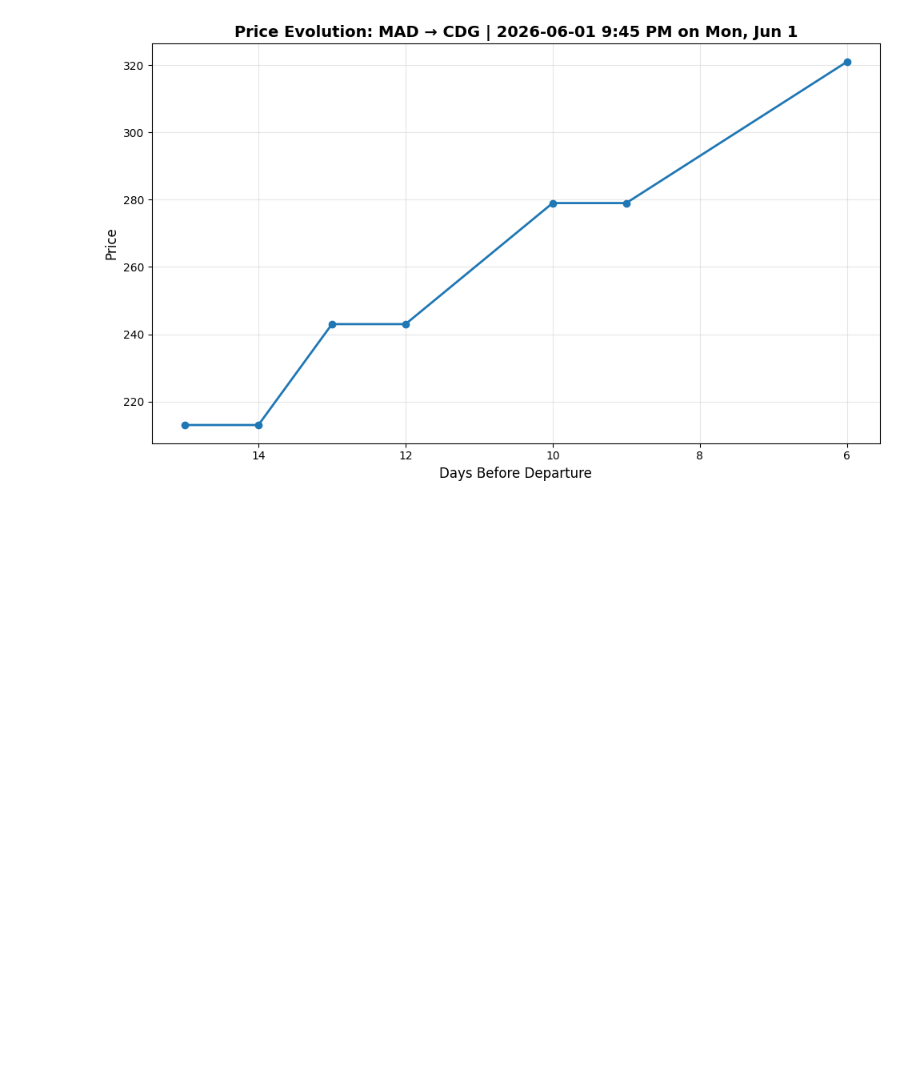
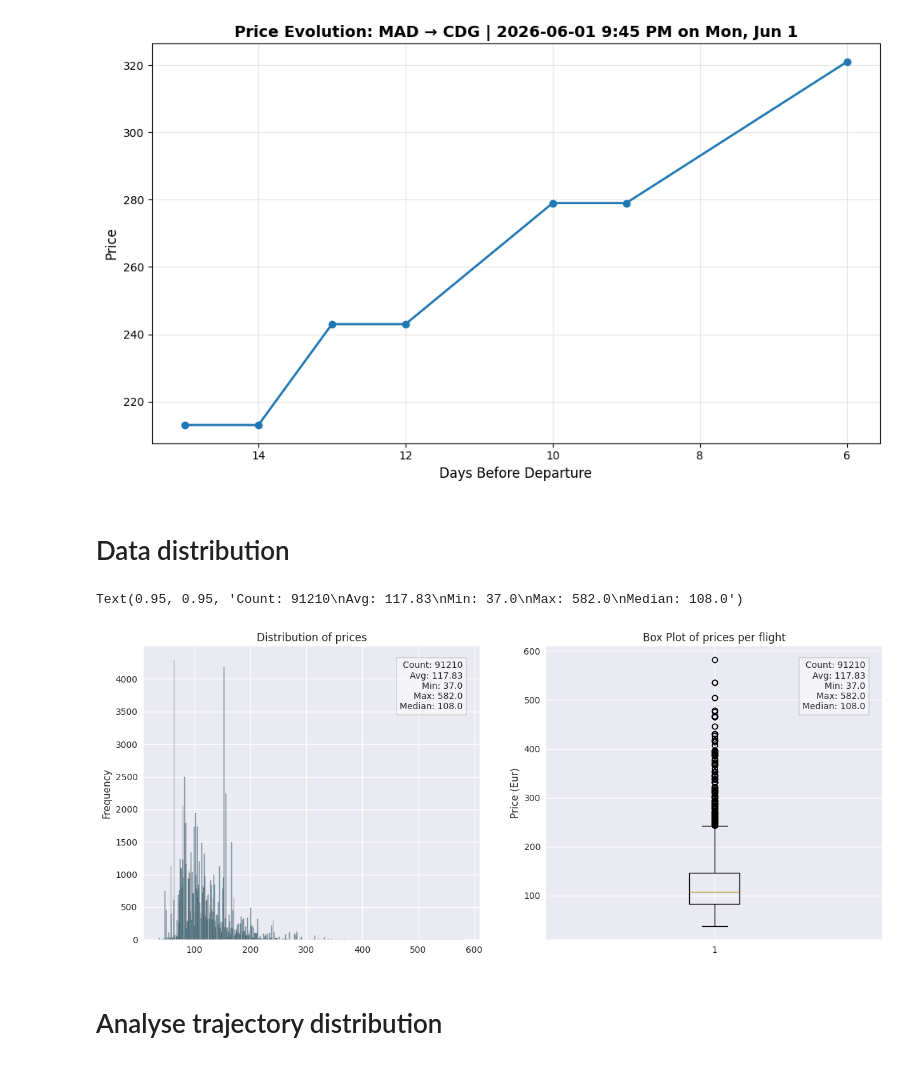
Before and after one commit to G0rg0ne/Visionary, a Jupyter notebook: notebooks/data_investigator.ipynb, the cells around one changed output. Drawn from its saved outputs; the diff is of its cells as text; code cells hidden in the pictures; blank space fills up the shorter version.

```diff
--- a/notebooks/data_investigator.ipynb
+++ b/notebooks/data_investigator.ipynb
@@ -80,3 +93,34 @@ plt.tight_layout()
 plt.show()
 # %% [output]
 [figure]
+# %% [markdown]
+# Data distribution
+# %%
+target_col = "price"
+target = full_data_df[target_col]
+
+price_count = len(target)
+avg_price = target.mean()
+min_price = target.min()
+max_price = target.max()
+median_price = target.median()
+# %%
+fig, axes = plt.subplots(1, 2, figsize=(15, 6))
+axes[0].hist(target.values, bins=int(target.values.max()), alpha=0.7, color='skyblue', edgecolor='black')
+axes[0].set_title('Distribution of prices')
+axes[0].set_ylabel('Frequency')
+axes[0].text(0.95, 0.95, f'Count: {price_count}\nAvg: {avg_price:.2f}\nMin: {min_price}\nMax: {max_price}\nMedian: {median_price}',
+                     verticalalignment='top', horizontalalignment='right',
+                     transform=axes[0].transAxes, fontsize=10, bbox=dict(facecolor='white', alpha=0.5))
+
+axes[1].boxplot(target)
+axes[1].set_title('Box Plot of prices per flight')
+axes[1].set_ylabel('Price (Eur)')
+axes[1].text(0.95, 0.95, f'Count: {price_count}\nAvg: {avg_price:.2f}\nMin: {min_price}\nMax: {max_price}\nMedian: {median_price}',
+                     verticalalignment='top', horizontalalignment='right',
+                     transform=axes[1].transAxes, fontsize=10, bbox=dict(facecolor='white', alpha=0.5))
+# %% [output]
+Text(0.95, 0.95, 'Count: 91210\nAvg: 117.83\nMin: 37.0\nMax: 582.0\nMedian: 108.0')
+[figure, added]
+# %% [markdown]
+# Analyse trajectory distribution
```
Also changed, not shown: parts of 11 cells of this notebook.
